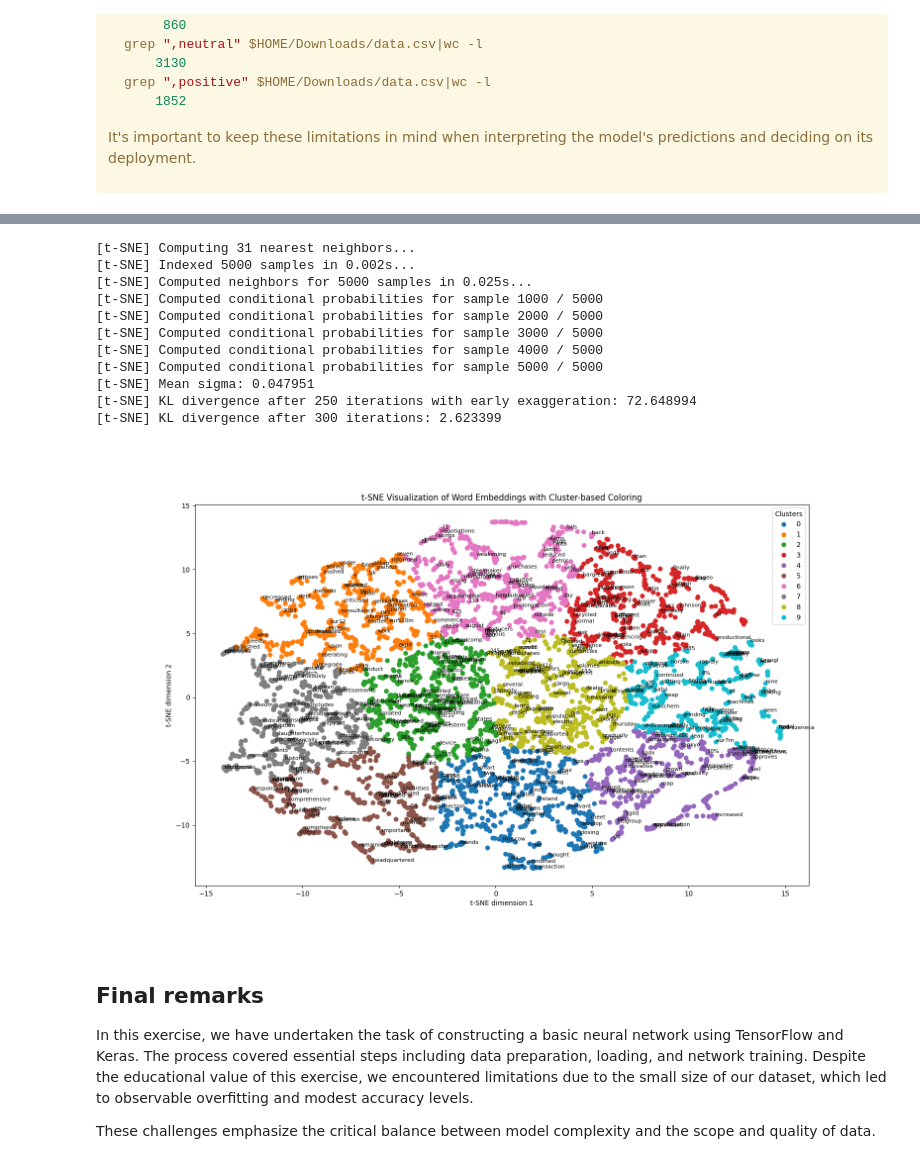
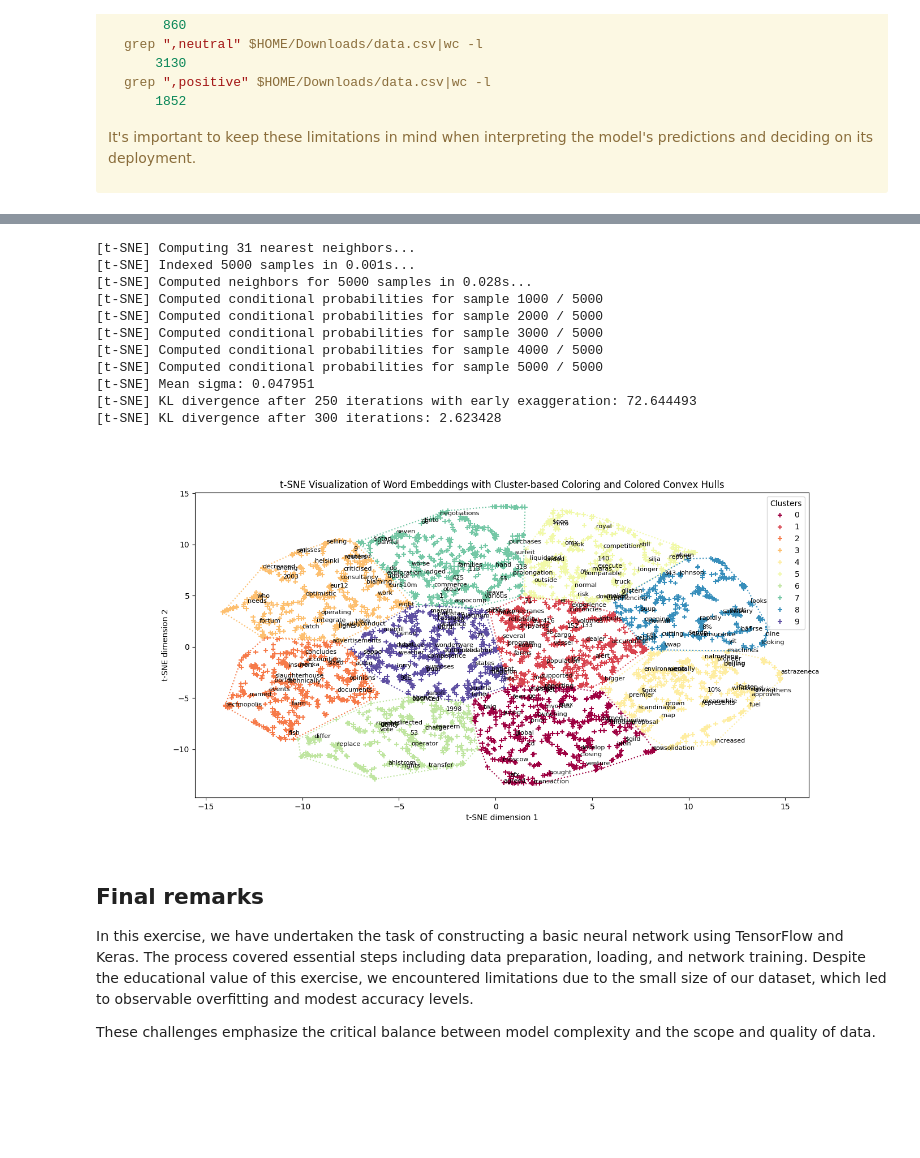
Before and after one commit to pedro-leitao/pedro-leitao.github.io, a Jupyter notebook: pages/experiments/sentiment-classification-partI/index.ipynb, the cells around one changed output, grey strips where cells are left out. Drawn from its saved outputs; the diff is of its cells as text; code cells hidden in the pictures; blank space fills up the shorter version.

```diff
--- a/pages/experiments/sentiment-classification-partI/index.ipynb
+++ b/pages/experiments/sentiment-classification-partI/index.ipynb
@@ -379,8 +379,10 @@ import matplotlib.pyplot as plt
 from sklearn.manifold import TSNE
 from sklearn.cluster import KMeans
 import numpy as np
+from scipy.spatial import ConvexHull
+from matplotlib.colors import ListedColormap
 
-# Assuming 'model' is your Sequential model and 'tokenizer' is your Tokenizer instance
+# Assuming 'model' and 'tokenizer' are predefined
 embeddings = model.layers[0].get_weights()[0]  # Accessing the weights of the first layer, which is the Embedding layer
 
 # Use t-SNE to reduce the dimensionality of the embeddings
@@ -388,45 +390,60 @@ tsne = TSNE(n_components=2, verbose=1, perplexity=10, n_iter=300)
 tsne_results = tsne.fit_transform(embeddings)
 
 # Apply K-means clustering on the t-SNE results
-kmeans = KMeans(n_clusters=10, random_state=42)  # Adjust n_clusters as needed
+kmeans = KMeans(n_clusters=10, random_state=42)
 clusters = kmeans.fit_predict(tsne_results)
 
 # Reverse mapping from index to word, adjusted to ensure it matches the embeddings size
 num_embeddings = tsne_results.shape[0]
 reverse_word_map = {index: word for word, index in tokenizer.word_index.items() if index < num_embeddings}
 
 # Plotting with cluster-based coloring
-plt.figure(figsize=(16, 10))
-scatter = plt.scatter(tsne_results[:, 0], tsne_results[:, 1], c=clusters, cmap='tab10')  # Color by cluster membership
+plt.close('all')
+plt.figure(figsize=(14, 7))
+scatter = plt.scatter(tsne_results[:, 0], tsne_results[:, 1], c=clusters, cmap='Spectral', marker="+")
+
+# Generate a color map from the scatter plot colors
+cmap = ListedColormap(scatter.cmap(scatter.norm(np.unique(clusters))))
 
 # Annotate a subset of words to avoid clutter
 for i in range(num_embeddings):
-    if i % 10 == 0:  # Adjust to annotate 1/10th of the words
+    if i % 20 == 0:
         word = reverse_word_map.get(i)
         if word:
             safe_word = word.replace("$", "\$")
             plt.annotate(safe_word, (tsne_results[i, 0], tsne_results[i, 1]), fontsize=8)
 
+# Draw convex hulls with colors matching their clusters
+for cluster in range(kmeans.n_clusters):
+    # Find the points within this cluster
+    points_in_cluster = tsne_results[clusters == cluster, :]
+    if points_in_cluster.shape[0] < 3:
+        # Convex hulls require at least 3 points
+        continue
+    hull = ConvexHull(points_in_cluster)
+    for simplex in hull.simplices:
+        plt.plot(points_in_cluster[simplex, 0], points_in_cluster[simplex, 1], linestyle=':', color=cmap.colors[cluster])
+
 plt.xlabel('t-SNE dimension 1')
 plt.ylabel('t-SNE dimension 2')
-plt.title('t-SNE Visualization of Word Embeddings with Cluster-based Coloring')
+plt.title('t-SNE Visualization of Word Embeddings with Cluster-based Coloring and Colored Convex Hulls')
 
 # Creating a legend for clusters
 plt.legend(*scatter.legend_elements(), loc="best", title="Clusters")
 plt.show()
 # %% [output]
 [t-SNE] Computing 31 nearest neighbors...
-[t-SNE] Indexed 5000 samples in 0.002s...
-[t-SNE] Computed neighbors for 5000 samples in 0.025s...
+[t-SNE] Indexed 5000 samples in 0.001s...
+[t-SNE] Computed neighbors for 5000 samples in 0.028s...
 [t-SNE] Computed conditional probabilities for sample 1000 / 5000
 [t-SNE] Computed conditional probabilities for sample 2000 / 5000
 [t-SNE] Computed conditional probabilities for sample 3000 / 5000
 [t-SNE] Computed conditional probabilities for sample 4000 / 5000
 [t-SNE] Computed conditional probabilities for sample 5000 / 5000
 [t-SNE] Mean sigma: 0.047951
-[t-SNE] KL divergence after 250 iterations with early exaggeration: 72.648994
-[t-SNE] KL divergence after 300 iterations: 2.623399
+[t-SNE] KL divergence after 250 iterations with early exaggeration: 72.644493
+[t-SNE] KL divergence after 300 iterations: 2.623428
-[figure, old version]
+[figure, new version]
 # %% [markdown]
 ## Final remarks
 
```
Also changed, not shown: 1 other file.
